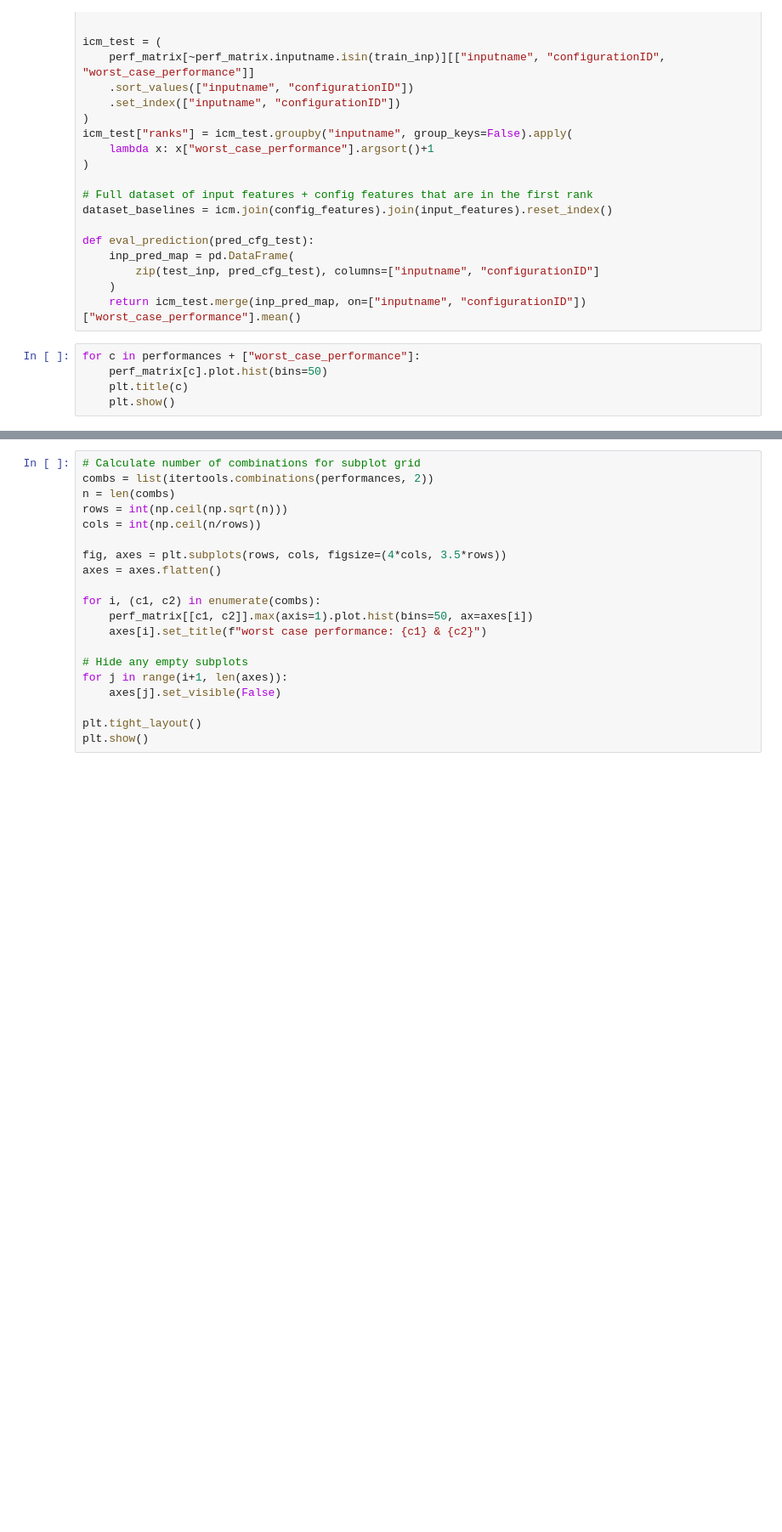
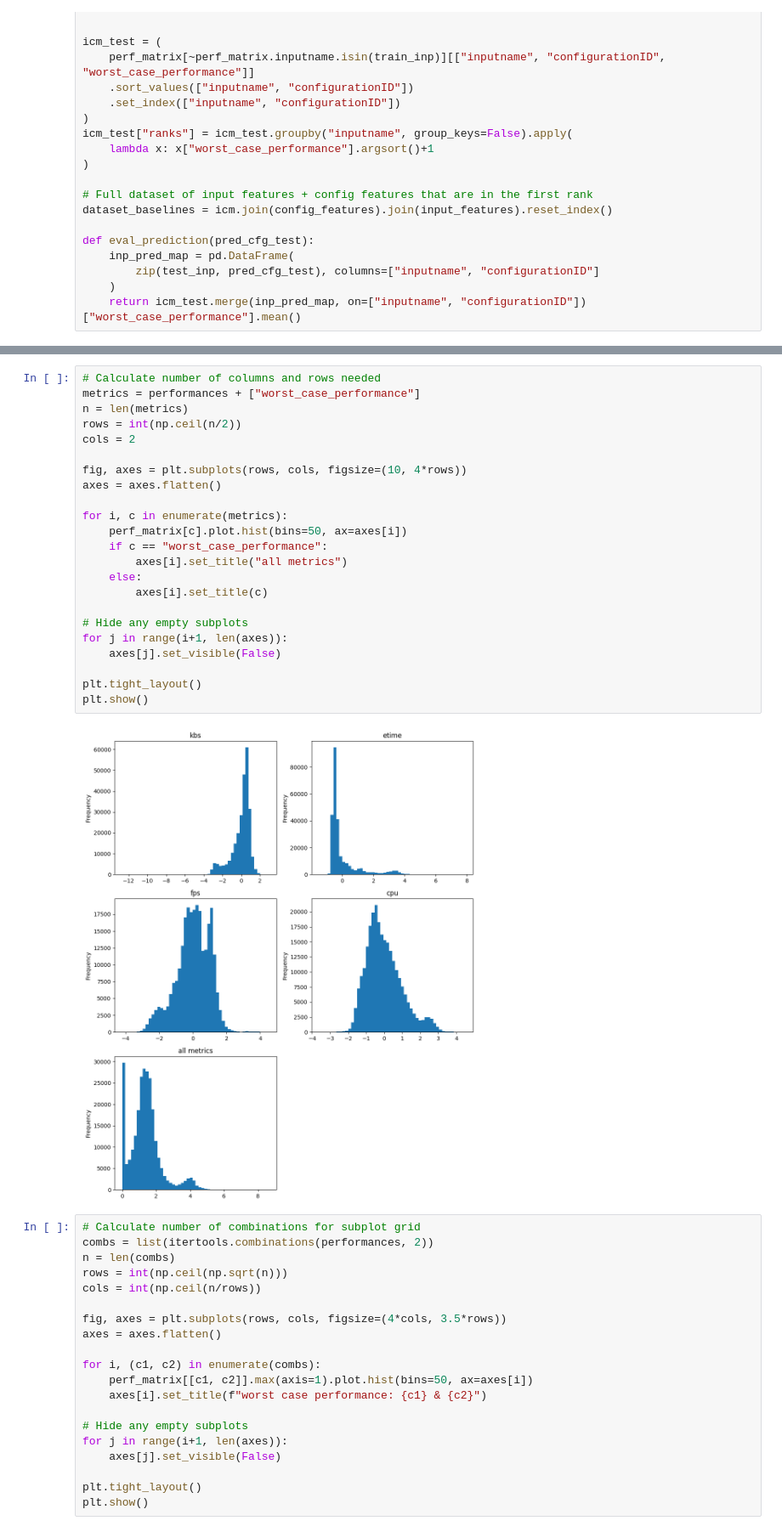
Before and after one commit to simula-vias/partial-configuration, a Jupyter notebook: src/worst_case_performance.ipynb, the cells around one changed output, grey strips where cells are left out. Shown at 85% size. Drawn from its saved outputs; the diff is of its cells as text; blank space fills up the shorter version.

Commit message:
Plot in grid

```diff
--- a/src/worst_case_performance.ipynb
+++ b/src/worst_case_performance.ipynb
@@ -110,8 +110,3 @@ def eval_prediction(pred_cfg_test):
         zip(test_inp, pred_cfg_test), columns=["inputname", "configurationID"]
     )
     return icm_test.merge(inp_pred_map, on=["inputname", "configurationID"])["worst_case_performance"].mean()
-# %%
-for c in performances + ["worst_case_performance"]:
-    perf_matrix[c].plot.hist(bins=50)
-    plt.title(c)
-    plt.show()
@@ -124,3 +113,28 @@ for c in performances + ["worst_case_performance"]:
+# %%
+# Calculate number of columns and rows needed
+metrics = performances + ["worst_case_performance"]
+n = len(metrics)
+rows = int(np.ceil(n/2))
+cols = 2
+
+fig, axes = plt.subplots(rows, cols, figsize=(10, 4*rows))
+axes = axes.flatten()
+
+for i, c in enumerate(metrics):
+    perf_matrix[c].plot.hist(bins=50, ax=axes[i])
+    if c == "worst_case_performance":
+        axes[i].set_title("all metrics")
+    else:
+        axes[i].set_title(c)
+
+# Hide any empty subplots
+for j in range(i+1, len(axes)):
+    axes[j].set_visible(False)
+
+plt.tight_layout()
+plt.show()
+# %% [output]
+[figure, added]
 # %%
 # Calculate number of combinations for subplot grid
 combs = list(itertools.combinations(performances, 2))
```
Also changed, not shown: parts of 1 cell of this notebook.
